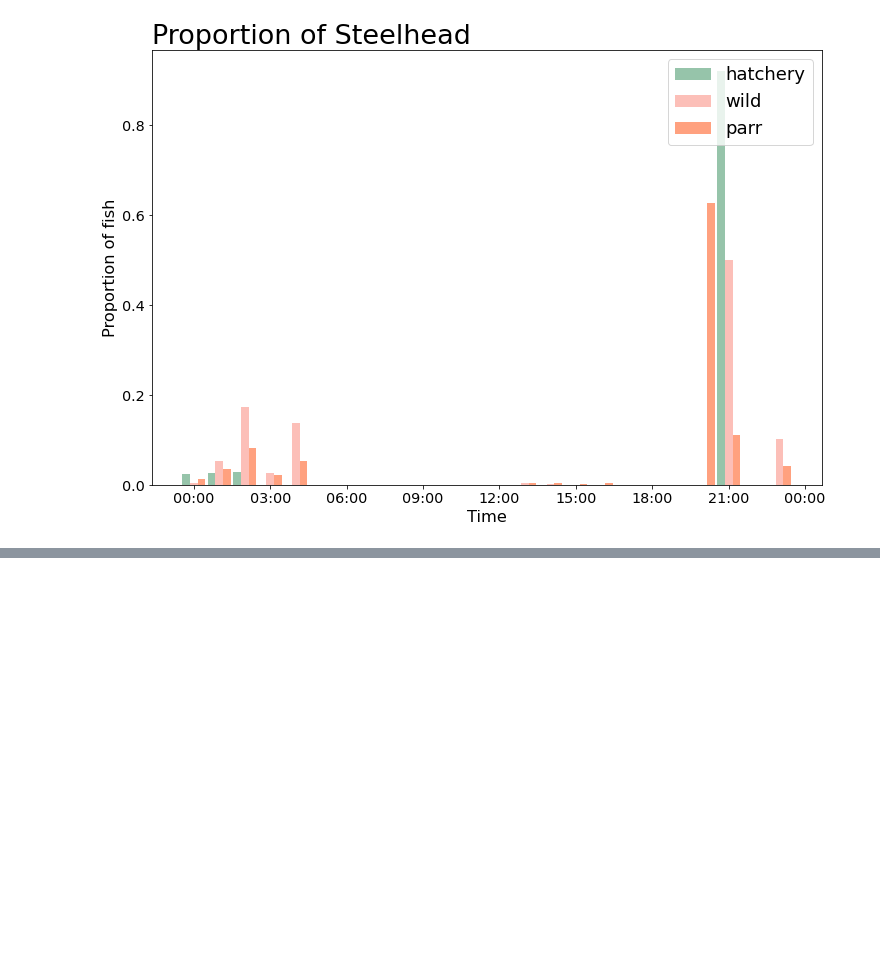
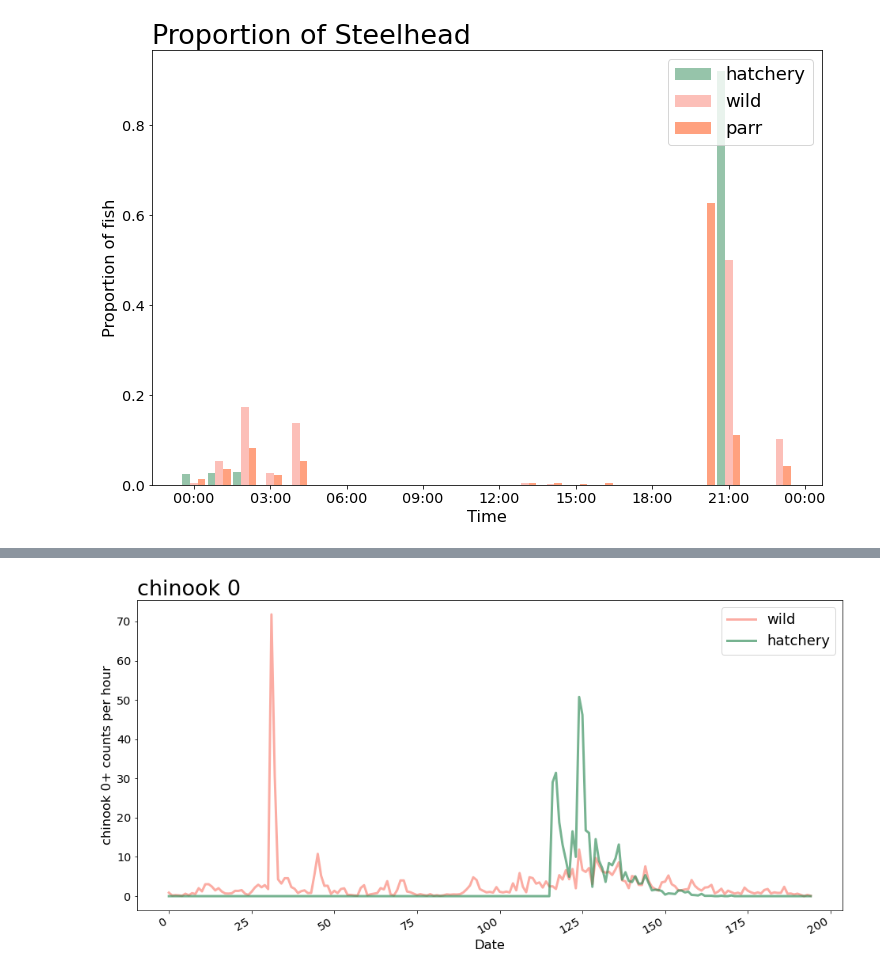
Before and after one commit to maria-kuruvilla/pied_piper, a Jupyter notebook: dungeness_2012.ipynb, the cells around one changed output, grey strips where cells are left out. Cells and saved outputs as stored; diff of their text form; code cells hidden in the pictures; blank space fills up the shorter version.

```diff
--- a/dungeness_2012.ipynb
+++ b/dungeness_2012.ipynb
@@ -621,0 +672,45 @@ groupedby_time_year_subset.to_csv("C:/Users/maria/OneDrive/Documents/data/pied_p
+# %%
+types = ["wild", "hatchery"]
+fish_type2 = ["hatchery"]
+year = "0"
+species = "chinook"
+fs = 18
+lw = 3
+transparency = 0.5
+plt.close('all') # always start by cleaning up
+fig = plt.figure(figsize=(16,8))
+ax1 = fig.add_subplot(111)
+for fish_type in types:
+
+    if fish_type == "total":
+        x_string = species + year + "_" + "perhour"
+        fish_color = "gray"
+    if fish_type == "wild":
+        x_string = species + year +"_" + "wild" + "_" + "perhour"
+        fish_color = "salmon"
+    if fish_type == "hatchery":
+        x_string = species + year +"_" + "hatchery" + "_" + "perhour"
+        fish_color = "seagreen"
+    if fish_type == "parr":
+        x_string = species + year +"_" + "parr" + "_" + "perhour"
+        fish_color = "orangered"
+
+
+
+    ax1.plot(
+        df.index, df[x_string], color = fish_color,
+        label = fish_type, alpha = 0.65, linewidth = lw)
+#     ax1.plot(
+#         df.index, df["chinook1_hatchery_perhour"], color = "green",
+#         label = "Chinook1 hatchery", alpha = 0.65, linewidth = lw)
+plt.gcf().autofmt_xdate()
+plt.xlabel('Date', size = 0.9*fs)
+plt.ylabel(species + " " +year + "+" + ' counts per hour', size = 0.9*fs)
+ax1.tick_params(labelsize=.8*fs)
+ax1.set_title(species + " " +year, loc='left', fontsize = fs*1.5)
+plt.legend(fontsize=fs, loc='upper right', title = '')
+
+plt.show()
+fig.savefig(output_string + "2012_chinook0.jpeg", dpi = 300)
+# %% [output]
+[figure, added]
```
Also changed, not shown: parts of 7 cells of this notebook, 1 other file.
